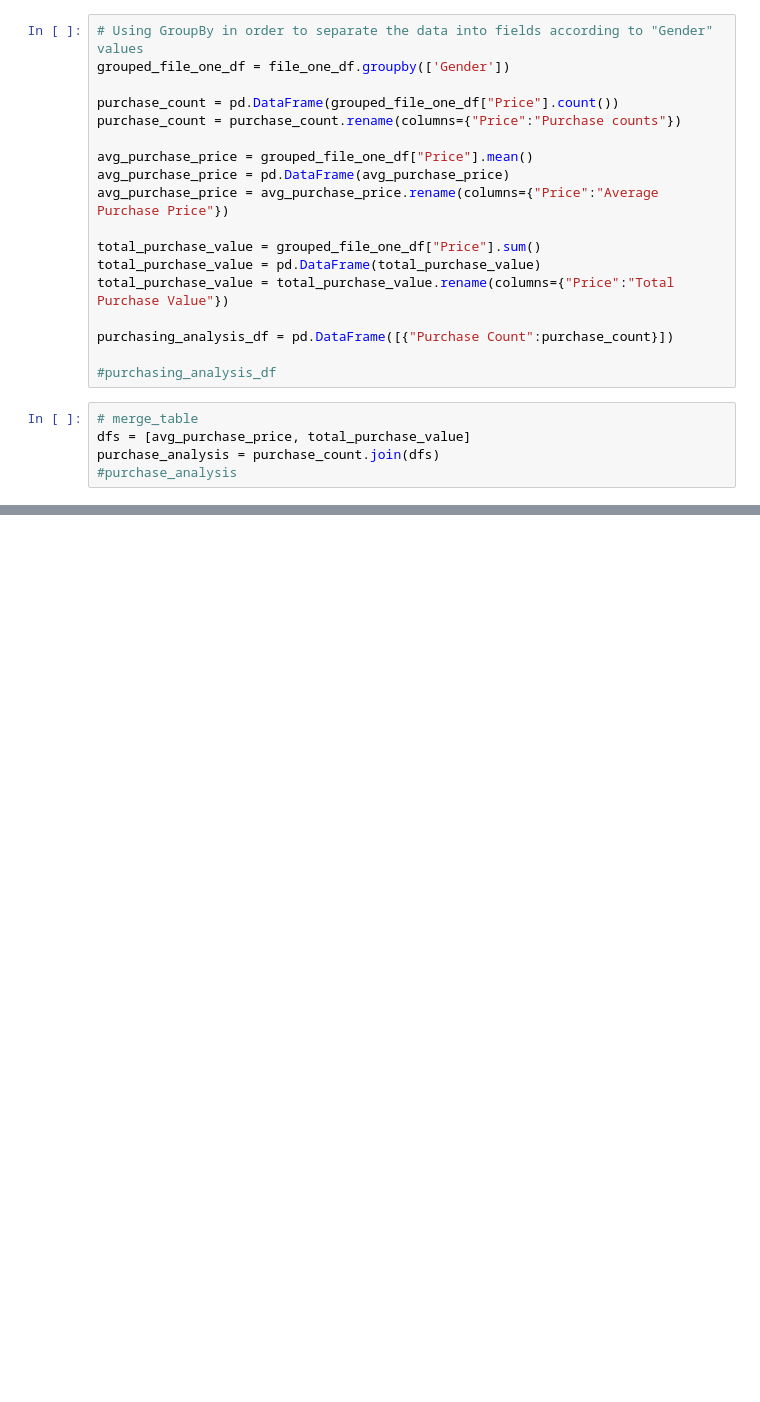
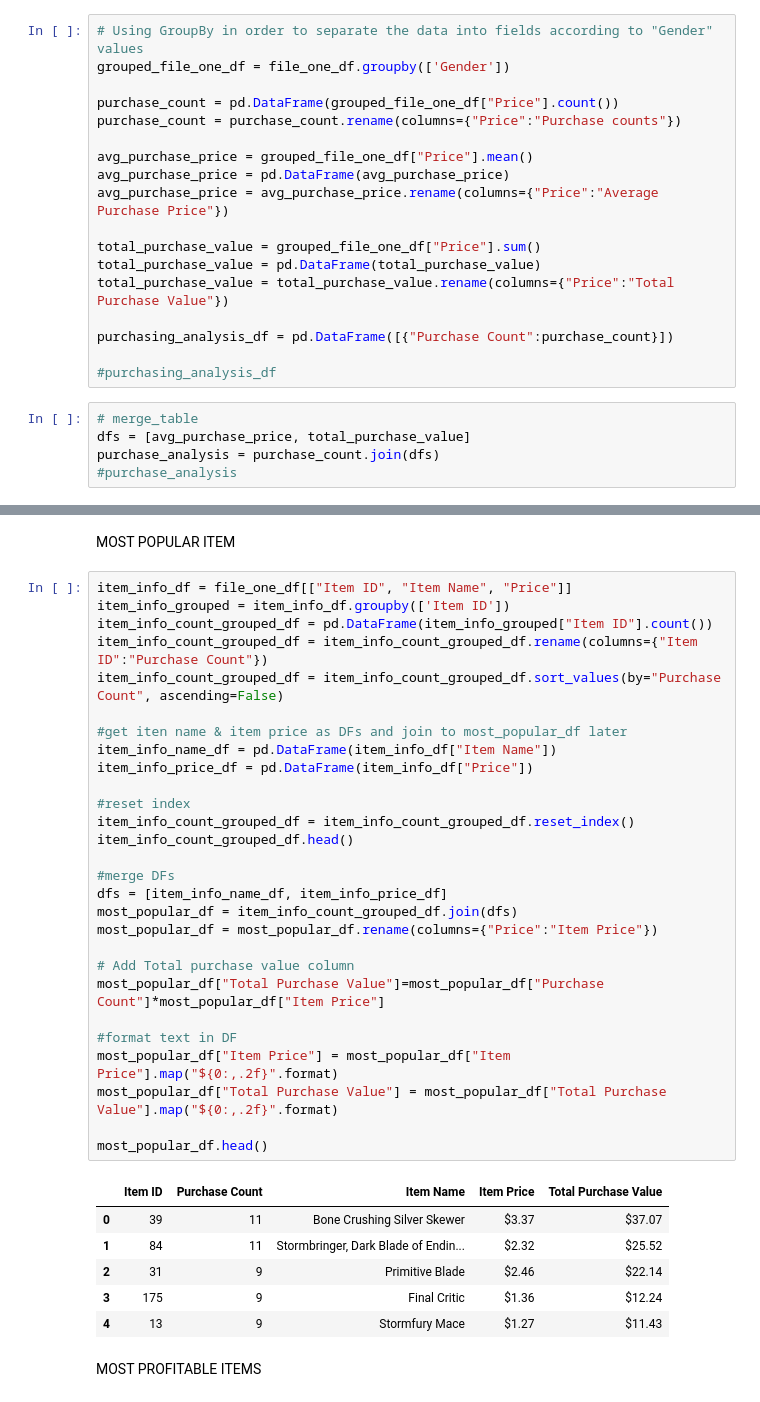
Before and after one commit to Niyatihd/pandas-challenge, a Jupyter notebook: heroes_of_pymoli.ipynb, the cells around one changed output, grey strips where cells are left out. Drawn from its saved outputs; the diff is of its cells as text; blank space fills up the shorter version.

```diff
--- a/heroes_of_pymoli.ipynb
+++ b/heroes_of_pymoli.ipynb
@@ -126,0 +225,39 @@ purchase_analysis
+# %% [markdown]
+MOST POPULAR ITEM
+# %%
+item_info_df = file_one_df[["Item ID", "Item Name", "Price"]]
+item_info_grouped = item_info_df.groupby(['Item ID'])
+item_info_count_grouped_df = pd.DataFrame(item_info_grouped["Item ID"].count())
+item_info_count_grouped_df = item_info_count_grouped_df.rename(columns={"Item ID":"Purchase Count"})
+item_info_count_grouped_df = item_info_count_grouped_df.sort_values(by="Purchase Count", ascending=False)
+
+#get iten name & item price as DFs and join to most_popular_df later
+item_info_name_df = pd.DataFrame(item_info_df["Item Name"])
+item_info_price_df = pd.DataFrame(item_info_df["Price"])
+
+#reset index
+item_info_count_grouped_df = item_info_count_grouped_df.reset_index()
+item_info_count_grouped_df.head()
+
+#merge DFs
+dfs = [item_info_name_df, item_info_price_df]
+most_popular_df = item_info_count_grouped_df.join(dfs)
+most_popular_df = most_popular_df.rename(columns={"Price":"Item Price"})
+
+# Add Total purchase value column
+most_popular_df["Total Purchase Value"]=most_popular_df["Purchase Count"]*most_popular_df["Item Price"]
+
+#format text in DF
+most_popular_df["Item Price"] = most_popular_df["Item Price"].map("${0:,.2f}".format)
+most_popular_df["Total Purchase Value"] = most_popular_df["Total Purchase Value"].map("${0:,.2f}".format)
+
+most_popular_df.head()
+# %% [output]
+|  | Item ID | Purchase Count | Item Name | Item Price | Total Purchase Value |
+| 0 | 39 | 11 | Bone Crushing Silver Skewer | $3.37 | $37.07 |
+| 1 | 84 | 11 | Stormbringer, Dark Blade of Endin... | $2.32 | $25.52 |
+| 2 | 31 | 9 | Primitive Blade | $2.46 | $22.14 |
+| 3 | 175 | 9 | Final Critic | $1.36 | $12.24 |
+| 4 | 13 | 9 | Stormfury Mace | $1.27 | $11.43 |
+# %% [markdown]
+MOST PROFITABLE ITEMS
```
Also changed, not shown: parts of 17 cells of this notebook, 2 other files.
